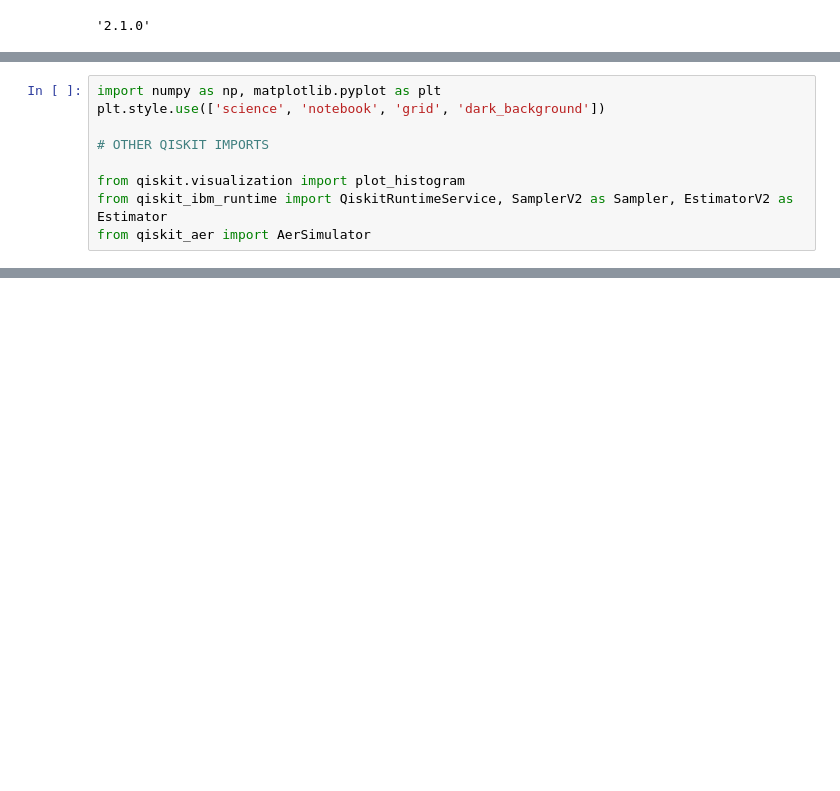
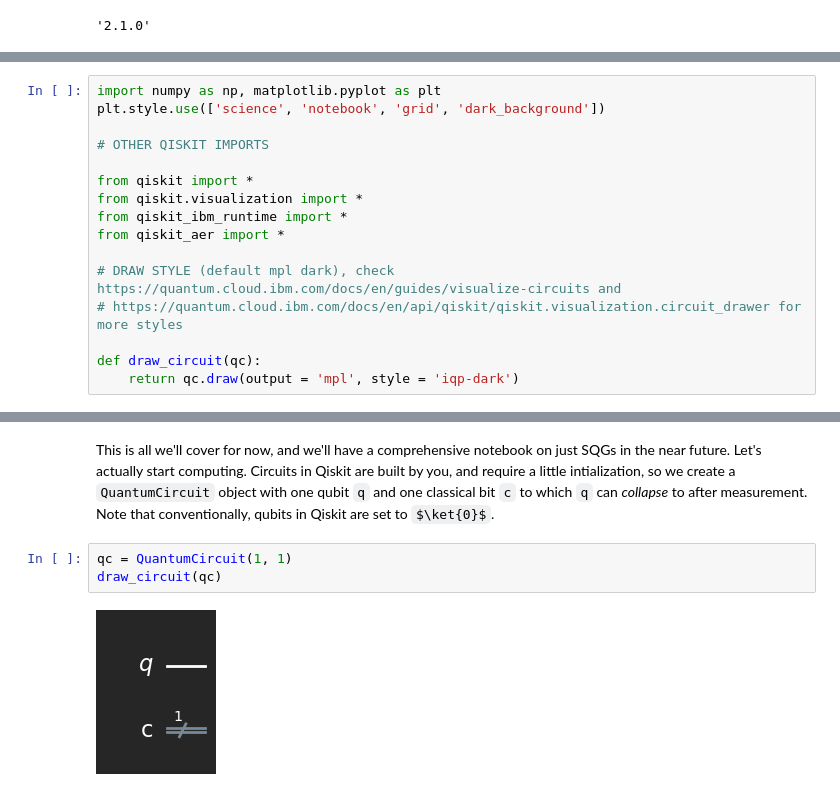
Before and after one commit to Siddhantshimpi/Siddhantshimpi, a Jupyter notebook: Quantum Computing with Qiskit/introduction.ipynb, the cells around one changed output, grey strips where cells are left out. Cells and saved outputs as stored; diff of their text form; some formulas as TeX source; blank space fills up the shorter version.

```diff
--- a/Quantum Computing with Qiskit/introduction.ipynb
+++ b/Quantum Computing with Qiskit/introduction.ipynb
@@ -46,6 +39,13 @@ plt.style.use(['science', 'notebook', 'grid', 'dark_background'])
 
 # OTHER QISKIT IMPORTS
 
-from qiskit.visualization import plot_histogram
-from qiskit_ibm_runtime import QiskitRuntimeService, SamplerV2 as Sampler, EstimatorV2 as Estimator
-from qiskit_aer import AerSimulator
+from qiskit import *
+from qiskit.visualization import *
+from qiskit_ibm_runtime import *
+from qiskit_aer import *
+
+# DRAW STYLE (default mpl dark), check https://quantum.cloud.ibm.com/docs/en/guides/visualize-circuits and
+# https://quantum.cloud.ibm.com/docs/en/api/qiskit/qiskit.visualization.circuit_drawer for more styles
+
+def draw_circuit(qc):
+    return qc.draw(output = 'mpl', style = 'iqp-dark')
@@ -51,0 +98,7 @@ from qiskit_aer import AerSimulator
+# %% [markdown]
+This is all we'll cover for now, and we'll have a comprehensive notebook on just SQGs in the near future. Let's actually start computing. Circuits in Qiskit are built by you, and require a little intialization, so we create a `QuantumCircuit` object with one qubit `q` and one classical bit `c` to which `q` can *collapse* to after measurement. Note that conventionally, qubits in Qiskit are set to $\ket{0}$.
+# %%
+qc = QuantumCircuit(1, 1)
+draw_circuit(qc)
+# %% [output]
+[figure, added]
```
Also changed, not shown: parts of 74 cells of this notebook, 1 other file.
